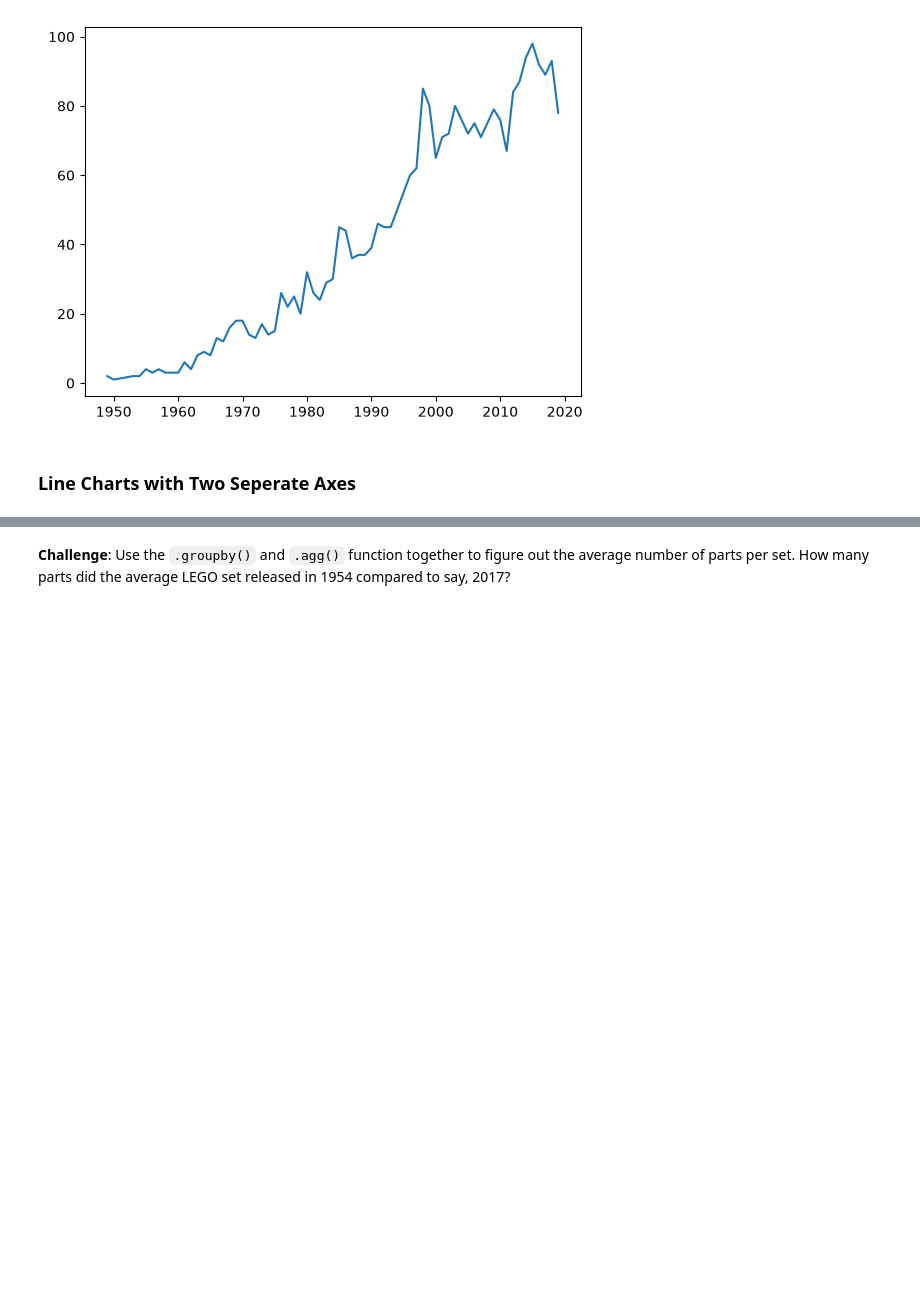
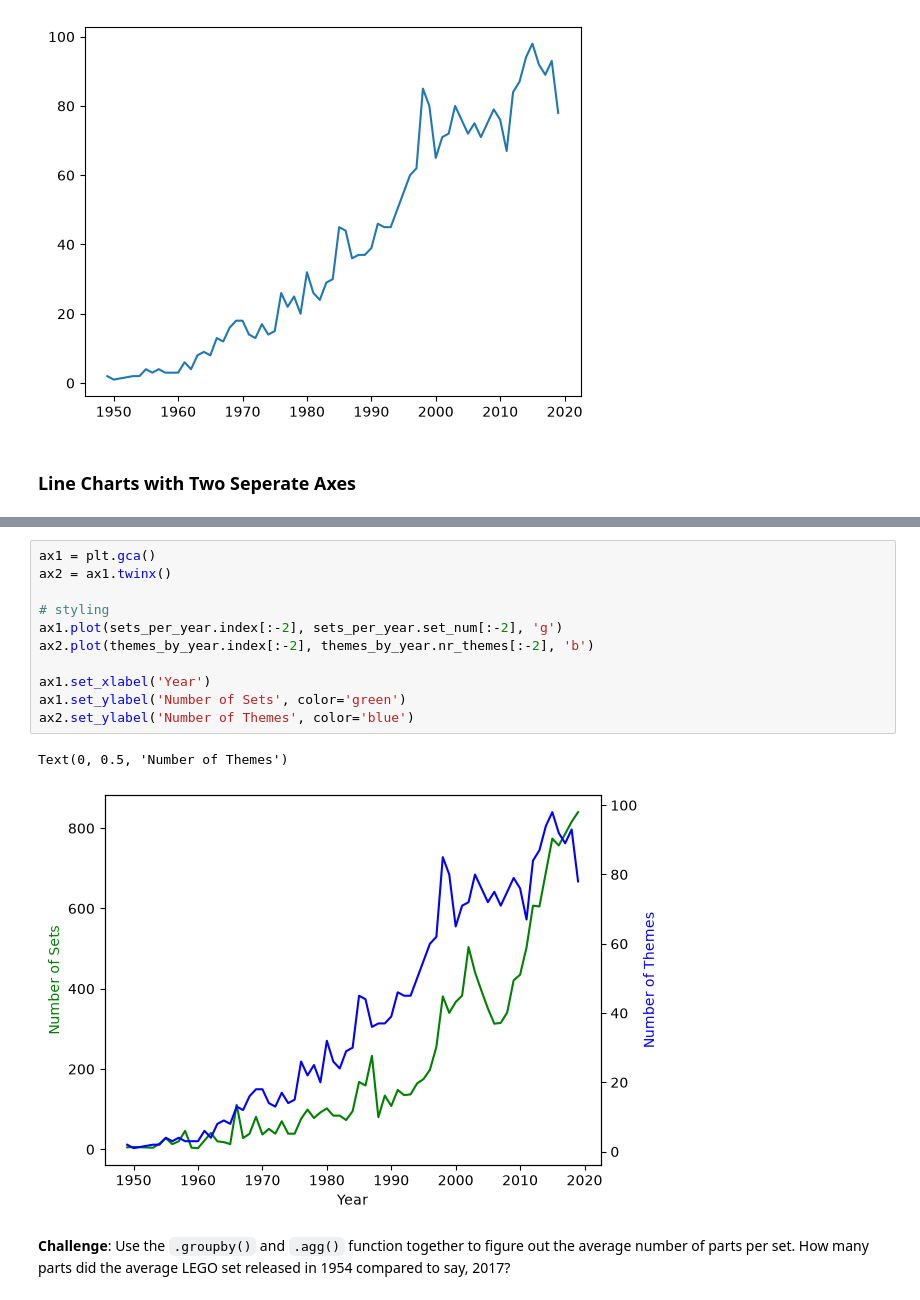
Before and after one commit to acloudnerd/data-science, a Jupyter notebook: LEGO project/Lego_Analysis.ipynb, the cells around one changed output, grey strips where cells are left out. Drawn from its saved outputs; the diff is of its cells as text; blank space fills up the shorter version.

```diff
--- a/LEGO project/Lego_Analysis.ipynb
+++ b/LEGO project/Lego_Analysis.ipynb
@@ -243,3 +249,17 @@ plt.plot(themes_by_year.index[:-2], themes_by_year.nr_themes[:-2])
+# %%
+ax1 = plt.gca()
+ax2 = ax1.twinx()
+
+# styling
+ax1.plot(sets_per_year.index[:-2], sets_per_year.set_num[:-2], 'g')
+ax2.plot(themes_by_year.index[:-2], themes_by_year.nr_themes[:-2], 'b')
+
+ax1.set_xlabel('Year')
+ax1.set_ylabel('Number of Sets', color='green')
+ax2.set_ylabel('Number of Themes', color='blue')
+# %% [output]
+Text(0, 0.5, 'Number of Themes')
+[figure, added]
 # %% [markdown]
 **Challenge**: Use the <code>.groupby()</code> and <code>.agg()</code> function together to figure out the average number of parts per set. How many parts did the average LEGO set released in 1954 compared to say, 2017?
 # %% [markdown]
```
Also changed, not shown: parts of 1 cell of this notebook.
